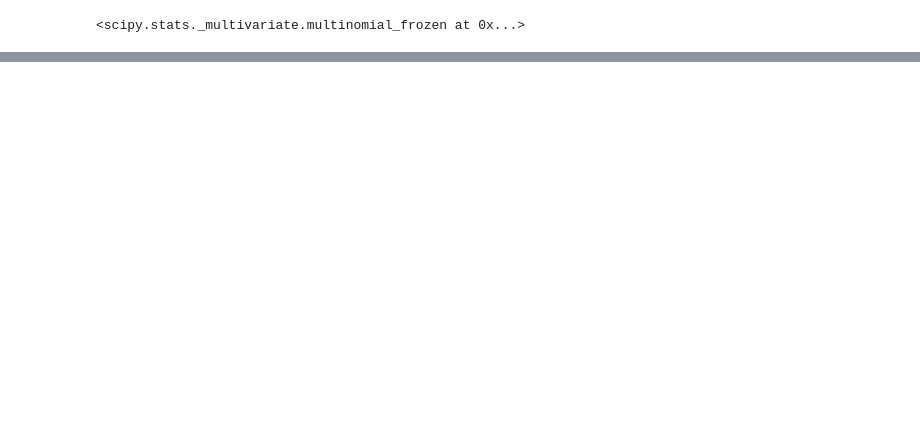
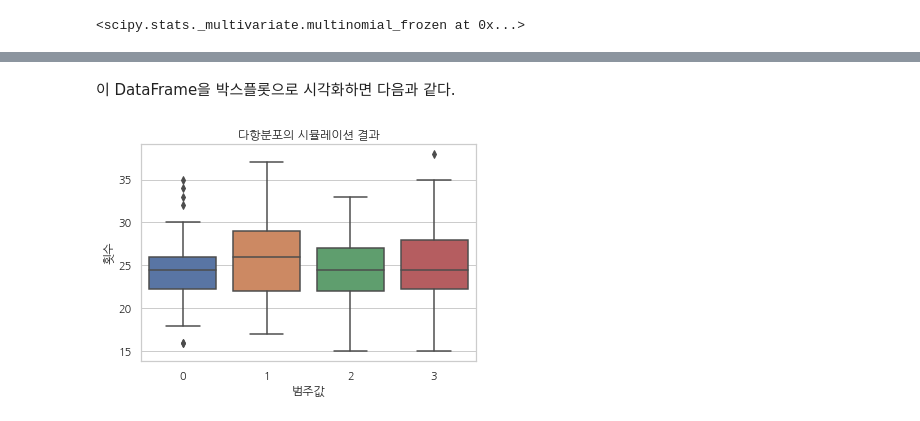
Before and after one commit to datascienceschool/book_data_analysis, a Jupyter notebook: _sources/ch02/02_05.ipynb, the cells around one changed output, grey strips where cells are left out. Saved outputs shown, nothing was run; the diff lists cells and outputs as text; code cells hidden in the pictures; blank space fills up the shorter version.

```diff
--- a/_sources/ch02/02_05.ipynb
+++ b/_sources/ch02/02_05.ipynb
@@ -289,6 +291,6 @@ $$ \mu_1 = \mu_2 = \mu_3 = \mu_4 = \dfrac{1}{4} $$
 # %%
 K = 4
-N = 3
+N = 100
 mu = np.ones(K) / float(K)
 x = multinomial(n=N, p=mu)
 x
@@ -322,0 +301,7 @@ for s in samples_K4N3:
+# %%
+import numpy as np
+
+np.random.seed(0)
+
+samples_ohe = pd.DataFrame(x.rvs(50))
+samples_ohe.loc[:5]
@@ -322,0 +318,4 @@ for s in samples_K4N3:
+# %%
+samples = samples_ohe.stack().reset_index()
+samples.columns = ["시도", "범주값", "횟수"]
+samples
@@ -322,0 +336,8 @@ for s in samples_K4N3:
+# %% [markdown]
+이 DataFrame을 박스플롯으로 시각화하면 다음과 같다.
+# %%
+sns.boxplot(x="범주값", y="횟수", data=samples)
+plt.title("다항분포의 시뮬레이션 결과")
+plt.show()
+# %% [output]
+[figure, added]
```
Also changed, not shown: parts of 7 cells of this notebook, 3 other files.
